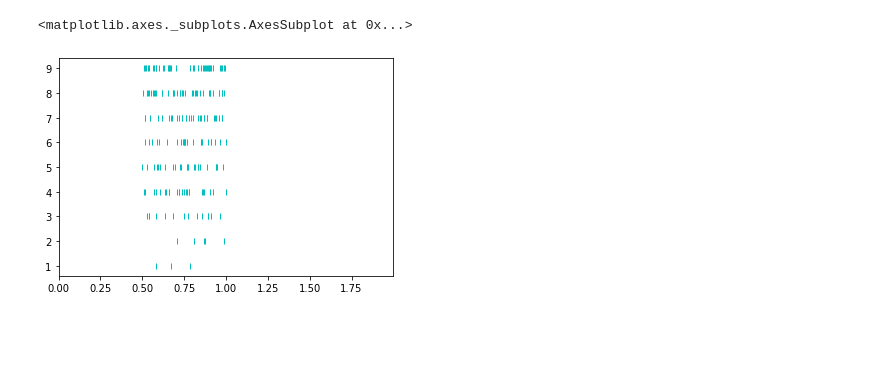
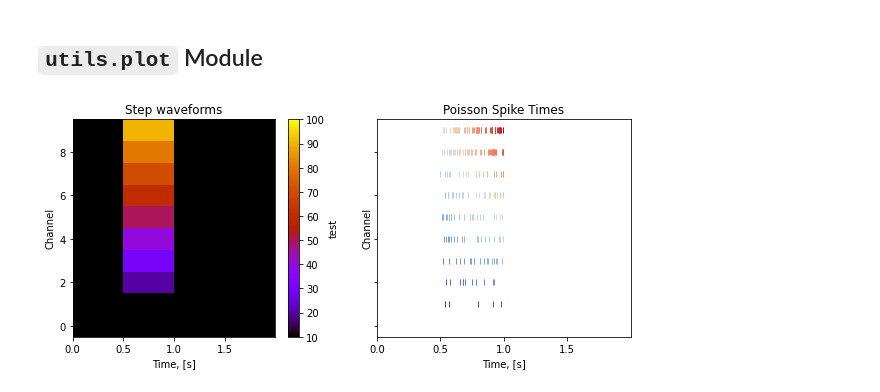
Before and after one commit to chungheng/neural, a Jupyter notebook: notebooks/utility.ipynb, the cells around one changed output. Drawn from its saved outputs; the diff is of its cells as text; code cells hidden in the pictures; blank space fills up the shorter version.

```diff
--- a/notebooks/utility.ipynb
+++ b/notebooks/utility.ipynb
@@ -21,7 +26 @@ ax,cbar = plot.plot_mat(wav, t=t, cax=True, vmin=10, vmax=100, cbar_kw={'label':
-# %%
-dt, dur, start, stop, amp = 1e-5, 2, 0.5, 1.0, 100.0
-spikes = utils.generate_stimulus("spike", dt, dur, (start, stop), np.full((100,), amp))
-psth, psth_t = utils.PSTH(spikes, dt=dt, window=20e-3, shift=10e-3).compute()
-np.testing.assert_approx_equal(amp, psth[np.logical_and(psth_t>start, psth_t<stop)].mean(), significant=1)
-t = np.arange(0, dur, dt)
 # %%
@@ -48,5 +29,14 @@ spks = utils.generate_stimulus('spike', dt, dur, (start, stop), np.arange(0, 100
-# %%
-plot.plot_spikes(spks[:10], t=t, color='c')
-# %% [output]
-<matplotlib.axes._subplots.AxesSubplot at 0x...>
-[figure, removed]
+# %% [markdown]
+## `utils.plot` Module
+# %%
+amps = np.arange(0, 100, 10)
+spike_rates = signal.generate_stimulus('step', dt, dur, (start, stop), amps)
+spikes = signal.generate_stimulus("spike", dt, dur, (start, stop), amps)
+
+fig,axes= plt.subplots(1,2,figsize=(10,4),sharex=True, sharey=True)
+plot.plot_mat(spike_rates, t=t, cax=True, vmin=10, vmax=100, cbar_kw={'label':'test'}, cmap=plt.cm.gnuplot, ax=axes[0])
+axes[0].set(xlabel='Time, [s]', ylabel='Channel', title='Step waveforms')
+plot.plot_spikes(spikes, t=t, linewidth=1, color=lambda x,y: x*y, cmap=plt.cm.coolwarm, ax=axes[1])
+_ = axes[1].set(xlabel='Time, [s]', ylabel='Channel', title='Poisson Spike Times')
+# %% [output]
+[figure, added]
```
Also changed, not shown: parts of 12 cells of this notebook, 2 other files.
